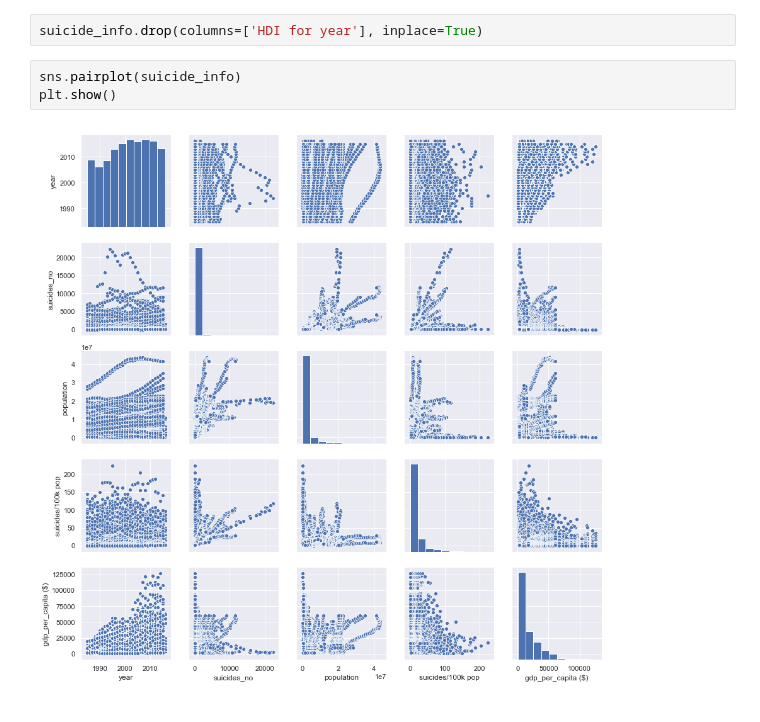
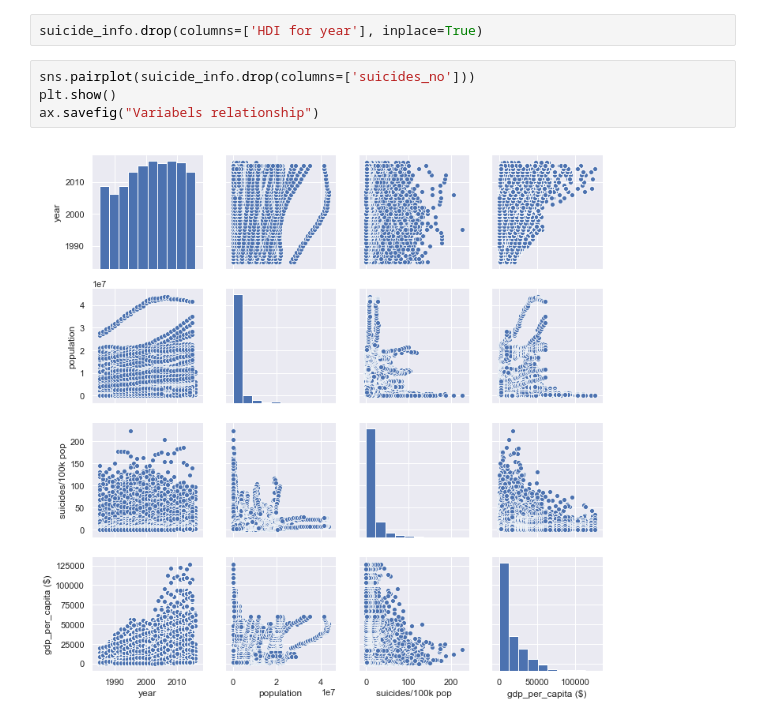
Before and after one commit to milkrong/suicide_rate_analysis, a Jupyter notebook: final_report.ipynb, the cells around one changed output. Cells and saved outputs as stored; diff of their text form.

```diff
--- a/final_report.ipynb
+++ b/final_report.ipynb
@@ -137,7 +149,8 @@ plt.show()
 # %%
 suicide_info.drop(columns=['HDI for year'], inplace=True)
 # %%
-sns.pairplot(suicide_info)
+sns.pairplot(suicide_info.drop(columns=['suicides_no']))
 plt.show()
+ax.savefig("Variabels relationship")
 # %% [output]
-[figure, old version]
+[figure, new version]
```
Also changed, not shown: parts of 8 cells of this notebook, 6 other files.
